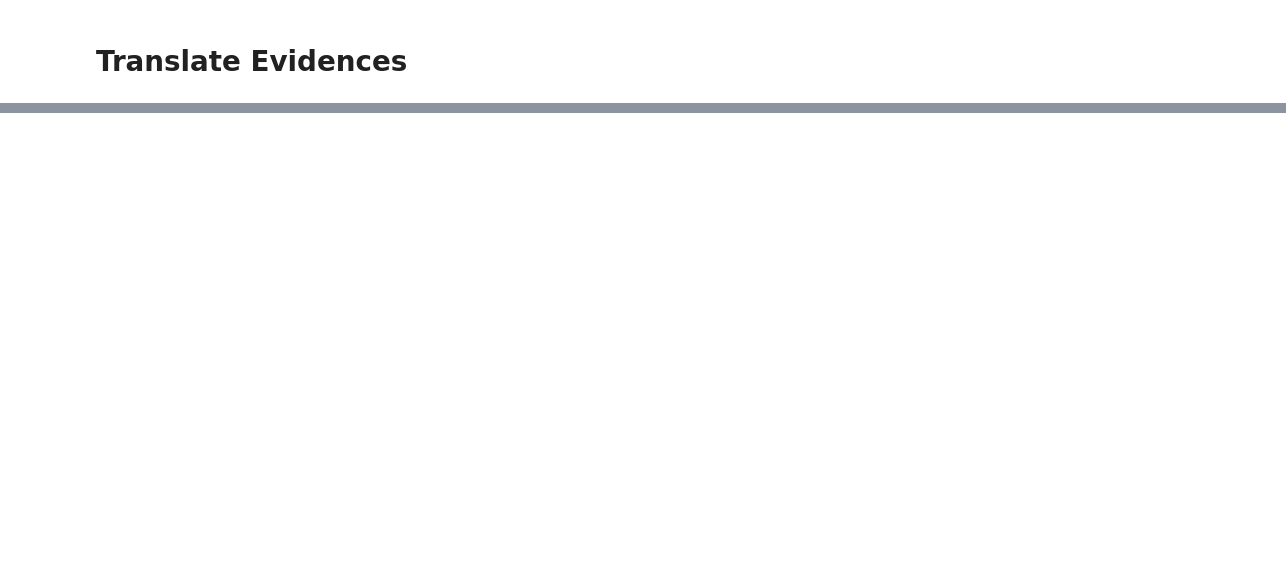
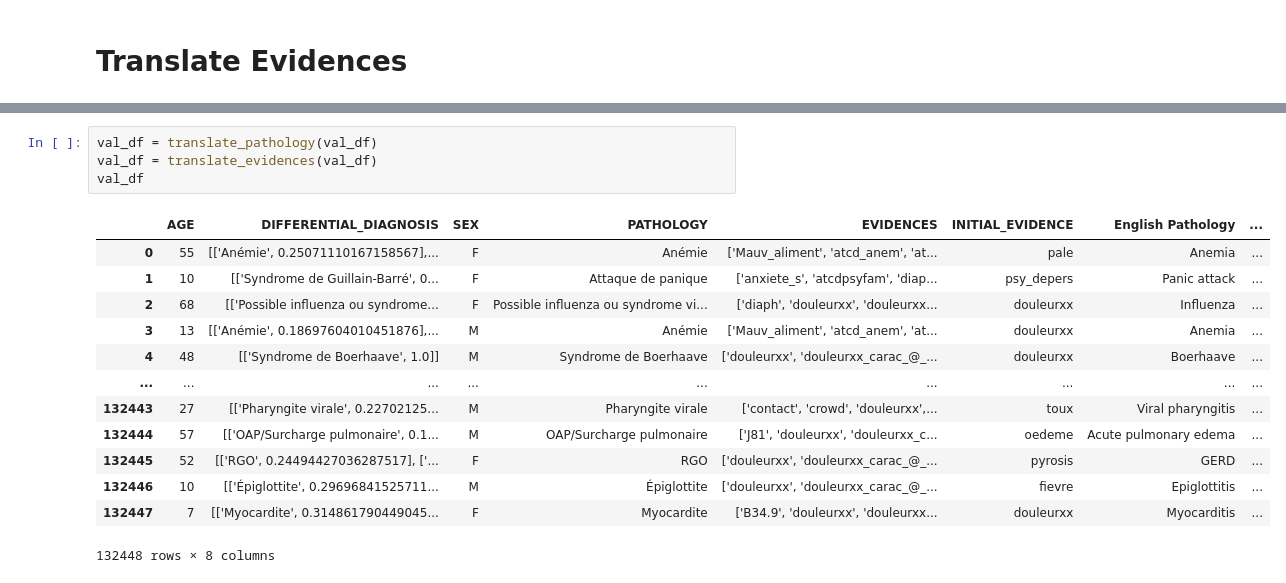
Before and after one commit to karishmagrana/NLP-Final-Project, a Jupyter notebook: DataProcessing.ipynb, the cells around one changed output, grey strips where cells are left out. Saved outputs shown, nothing was run; the diff lists cells and outputs as text; blank space fills up the shorter version.

```diff
--- a/DataProcessing.ipynb
+++ b/DataProcessing.ipynb
@@ -205,0 +184,18 @@ ww_dd
+# %%
+val_df = translate_pathology(val_df)
+val_df = translate_evidences(val_df)
+val_df
+# %% [output]
+|  | AGE | DIFFERENTIAL_DIAGNOSIS | SEX | PATHOLOGY | EVIDENCES | INITIAL_EVIDENCE | English Pathology | ... |
+| 0 | 55 | [['Anémie', 0.25071110167158567],... | F | Anémie | ['Mauv_aliment', 'atcd_anem', 'at... | pale | Anemia | ... |
+| 1 | 10 | [['Syndrome de Guillain-Barré', 0... | F | Attaque de panique | ['anxiete_s', 'atcdpsyfam', 'diap... | psy_depers | Panic attack | ... |
+| 2 | 68 | [['Possible influenza ou syndrome... | F | Possible influenza ou syndrome vi... | ['diaph', 'douleurxx', 'douleurxx... | douleurxx | Influenza | ... |
+| 3 | 13 | [['Anémie', 0.18697604010451876],... | M | Anémie | ['Mauv_aliment', 'atcd_anem', 'at... | douleurxx | Anemia | ... |
+| 4 | 48 | [['Syndrome de Boerhaave', 1.0]] | M | Syndrome de Boerhaave | ['douleurxx', 'douleurxx_carac_@_... | douleurxx | Boerhaave | ... |
+| ... | ... | ... | ... | ... | ... | ... | ... | ... |
+| 132443 | 27 | [['Pharyngite virale', 0.22702125... | M | Pharyngite virale | ['contact', 'crowd', 'douleurxx',... | toux | Viral pharyngitis | ... |
+| 132444 | 57 | [['OAP/Surcharge pulmonaire', 0.1... | M | OAP/Surcharge pulmonaire | ['J81', 'douleurxx', 'douleurxx_c... | oedeme | Acute pulmonary edema | ... |
+| 132445 | 52 | [['RGO', 0.24494427036287517], ['... | F | RGO | ['douleurxx', 'douleurxx_carac_@_... | pyrosis | GERD | ... |
+| 132446 | 10 | [['Épiglottite', 0.29696841525711... | M | Épiglottite | ['douleurxx', 'douleurxx_carac_@_... | fievre | Epiglottitis | ... |
+| 132447 | 7 | [['Myocardite', 0.314861790449045... | F | Myocardite | ['B34.9', 'douleurxx', 'douleurxx... | douleurxx | Myocarditis | ... |
+132448 rows × 8 columns
```
Also changed, not shown: parts of 8 cells of this notebook.
